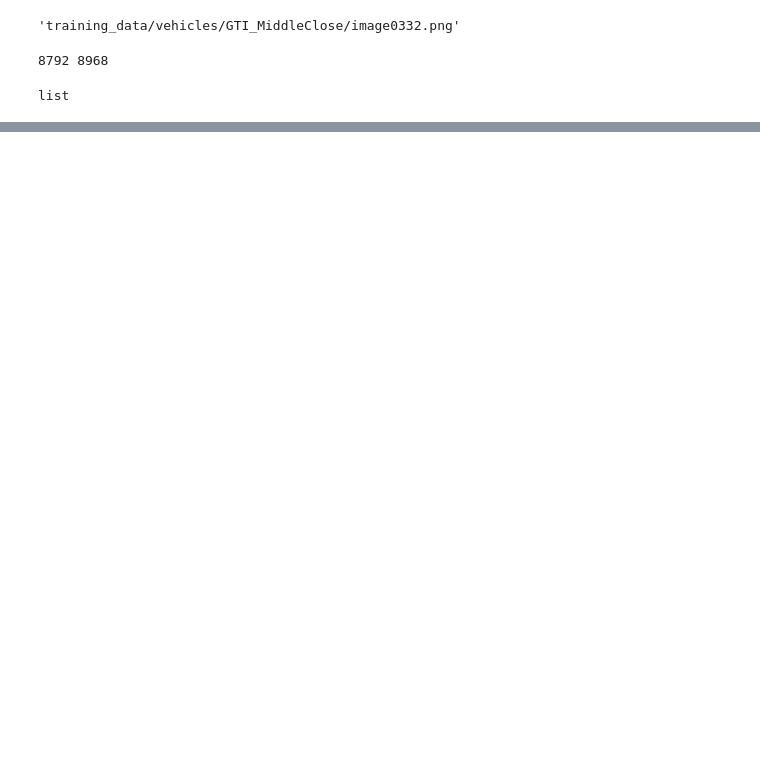
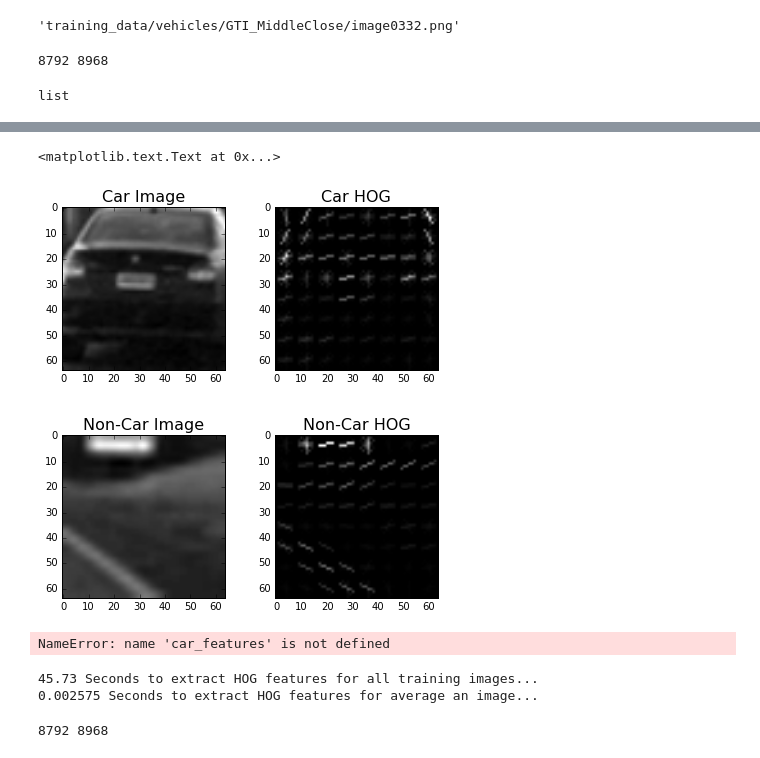
Before and after one commit to amiltonwong/CarND-Vehicle-Detection, a Jupyter notebook: practice.ipynb, the cells around one changed output, grey strips where cells are left out. Saved outputs shown, nothing was run; the diff lists cells and outputs as text; code cells hidden in the pictures; blank space fills up the shorter version.

```diff
--- a/practice.ipynb
+++ b/practice.ipynb
@@ -53,0 +54,50 @@ for i in np.arange(32,64):
+# %%
+# HoG feature extraction function, reference from course material
+def get_hog_features(img, orient, pix_per_cell, cell_per_block,
+                        vis=False, feature_vec=True):
+    # Call with two outputs if vis==True
+    if vis == True:
+        features, hog_image = hog(img, orientations=orient,
+                                  pixels_per_cell=(pix_per_cell, pix_per_cell),
+                                  cells_per_block=(cell_per_block, cell_per_block),
+                                  transform_sqrt=False,
+                                  visualise=vis, feature_vector=feature_vec)
+        return features, hog_image
+    # Otherwise call with one output
+    else:
+        features = hog(img, orientations=orient,
+                       pixels_per_cell=(pix_per_cell, pix_per_cell),
+                       cells_per_block=(cell_per_block, cell_per_block),
+                       transform_sqrt=False,
+                       visualise=vis, feature_vector=feature_vec)
+        return features
+# %%
+# HoG features applied on example image
+car_img = mpimg.imread(car_images[0])
+car_img = cv2.cvtColor(car_img, cv2.COLOR_RGB2GRAY)
+#_, car_dst = get_hog_features(car_img[:,:,2], 9, 8, 8, vis=True, feature_vec=True)
+_, car_dst = get_hog_features(car_img, 9, 8, 8, vis=True, feature_vec=True)
+
+noncar_img = mpimg.imread(noncar_images[0])
+noncar_img = cv2.cvtColor(noncar_img, cv2.COLOR_RGB2GRAY)
+#_, noncar_dst = get_hog_features(noncar_img[:,:,2], 9, 8, 8, vis=True, feature_vec=True)
+_, noncar_dst = get_hog_features(noncar_img, 9, 8, 8, vis=True, feature_vec=True)
+
+# Visualize
+f, ((ax1, ax2), (ax3, ax4)) = plt.subplots(2, 2, figsize=(7,7))
+f.subplots_adjust(hspace = .4, wspace=.2)
+ax1.imshow(car_img, cmap='gray')
+ax1.set_title('Car Image', fontsize=16)
+ax2.imshow(car_dst, cmap='gray')
+ax2.set_title('Car HOG', fontsize=16)
+ax3.imshow(noncar_img, cmap='gray')
+ax3.set_title('Non-Car Image', fontsize=16)
+ax4.imshow(noncar_dst, cmap='gray')
+ax4.set_title('Non-Car HOG', fontsize=16)
+# %% [output]
+<matplotlib.text.Text at 0x...>
+[figure, added]
+# %%
+car_features
+# %% [output]
+NameError: name 'car_features' is not defined
@@ -53,0 +142,27 @@ for i in np.arange(32,64):
+# %%
+# Extract Features for Input Datasets and Combine, Define Labels Vector, Shuffle and Split
+
+# HoG params
+colorspace = 'YUV' # Can be RGB, HSV, LUV, HLS, YUV, YCrCb
+orient = 11
+pix_per_cell = 16
+cell_per_block = 2
+hog_channel = 'ALL' # Can be 0, 1, 2, or "ALL"
+
+t = time.time()
+car_features = extract_features(car_images, cspace=colorspace, orient=orient,
+                        pix_per_cell=pix_per_cell, cell_per_block=cell_per_block,
+                        hog_channel=hog_channel)
+notcar_features = extract_features(noncar_images, cspace=colorspace, orient=orient,
+                        pix_per_cell=pix_per_cell, cell_per_block=cell_per_block,
+                        hog_channel=hog_channel)
+t2 = time.time()
+print(round(t2-t, 2), 'Seconds to extract HOG features for all training images...')
+print(round((t2-t)/(len(car_images)+len(noncar_images)), 6), 'Seconds to extract HOG features for average an image...')
+# %% [output]
+45.73 Seconds to extract HOG features for all training images...
+0.002575 Seconds to extract HOG features for average an image...
+# %%
+print(len(car_features), len(notcar_features))
+# %% [output]
+8792 8968
```
Also changed, not shown: parts of 22 cells of this notebook, 8 other files.
